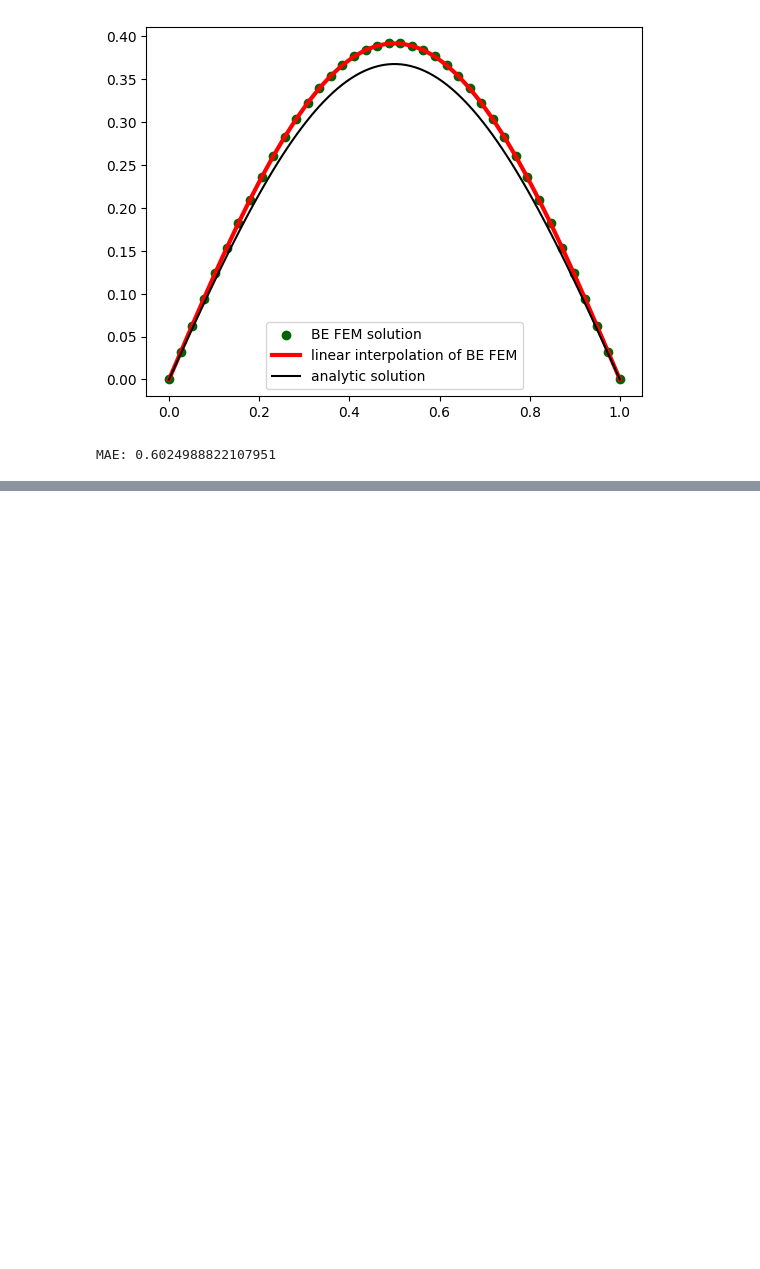
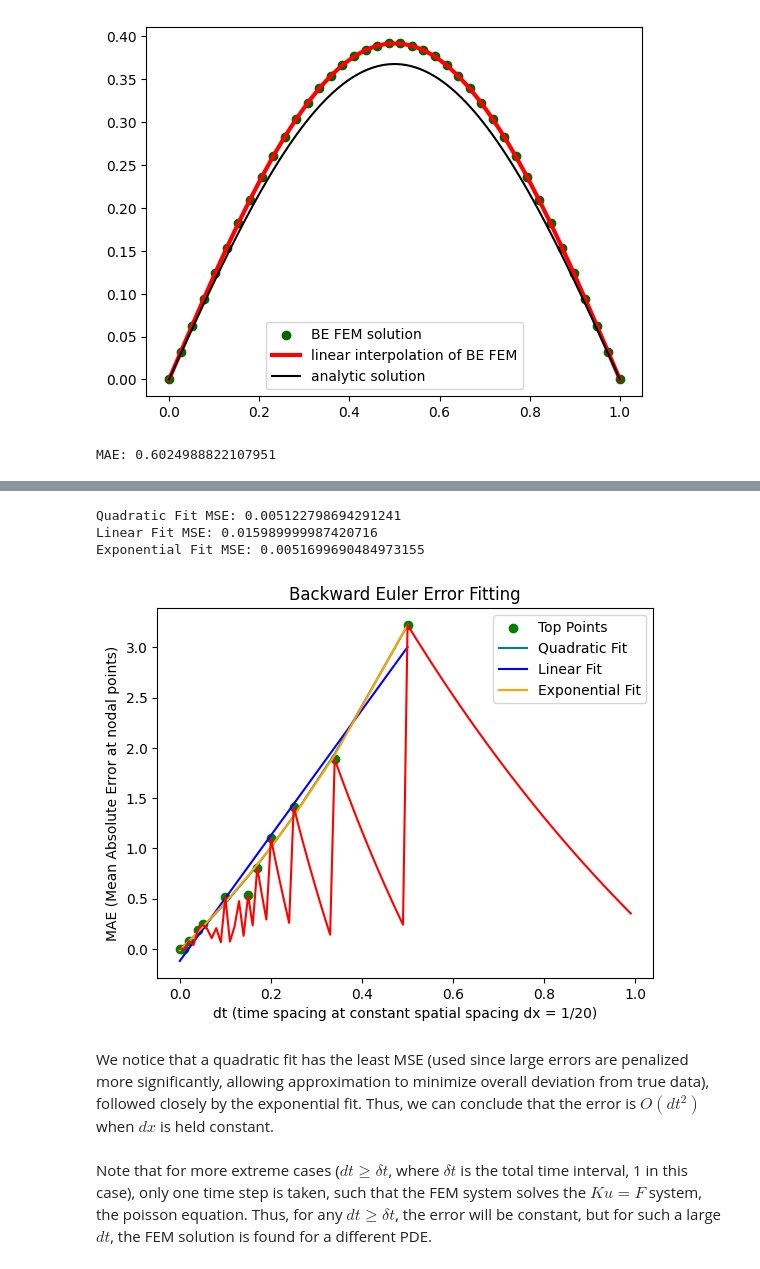
Before and after one commit to rx9933/COE-352, a Jupyter notebook: Project_2/FEM.ipynb, the cells around one changed output, grey strips where cells are left out. Saved outputs shown, nothing was run; the diff lists cells and outputs as text; code cells hidden in the pictures; blank space fills up the shorter version.

```diff
--- a/Project_2/FEM.ipynb
+++ b/Project_2/FEM.ipynb
@@ -296,8 +256,0 @@ print(rmses)
-# %%
-def f(x, t=1):
-    return  (np.pi**2 - 1) * np.exp(-t) * np.sin(np.pi * x)
-print(f(np.linspace(0,1,100)).shape)
-K, M = K_M(100, 1/100)
-print(np.linalg.inv(K)@F)
-plt.scatter(np.linspace(0,1,100), np.linalg.inv(K)@f(np.linspace(0,1,100)))
-plt.show()
@@ -313,0 +287,57 @@ LinAlgError: Singular matrix
+# %%
+from scipy.optimize import curve_fit
+from sklearn.metrics import mean_squared_error
+
+upper_envelope = np.array(upper_envelope)
+unique_dts = np.array(unique_dts)
+
+# Fitting functions
+def quadratic(x, a, b, c):
+    return a * x**2 + b * x + c
+
+def linear(x, m, c):
+    return m * x + c
+
+def exponential(x, a, b, c):
+    return a * np.exp(b * x) + c
+
+# Fit models
+quad_params, _ = curve_fit(quadratic, unique_dts, upper_envelope)
+lin_params, _ = curve_fit(linear, unique_dts, upper_envelope)
+exp_params, _ = curve_fit(exponential, unique_dts, upper_envelope)
+
+# Predict
+quad_fit = quadratic(unique_dts, *quad_params)
+lin_fit = linear(unique_dts, *lin_params)
+exp_fit = exponential(unique_dts, *exp_params)
+
+# Calculate errors
+quad_error = mean_squared_error(upper_envelope, quad_fit)
+lin_error = mean_squared_error(upper_envelope, lin_fit)
+exp_error = mean_squared_error(upper_envelope, exp_fit)
+
+# Print errors
+print(f"Quadratic Fit MSE: {quad_error}")
+print(f"Linear Fit MSE: {lin_error}")
+print(f"Exponential Fit MSE: {exp_error}")
+
+# Plot
+plt.scatter(unique_dts, upper_envelope, color="green", label="Top Points")
+plt.plot(unique_dts, quad_fit, color="teal", label="Quadratic Fit")
+plt.plot(unique_dts, lin_fit, color="blue", label="Linear Fit")
+plt.plot(unique_dts, exp_fit, color="orange", label="Exponential Fit")
+plt.plot(dts,maes, color = "red")
+plt.xlabel("dt (time spacing at constant spatial spacing dx = 1/20)")
+plt.ylabel("MAE (Mean Absolute Error at nodal points)")
+plt.title("Backward Euler Error Fitting")
+plt.legend()
+plt.show()
+# %% [output]
+Quadratic Fit MSE: 0.005122798694291241
+Linear Fit MSE: 0.015989999987420716
+Exponential Fit MSE: 0.0051699690484973155
+[figure, added]
+# %% [markdown]
+We notice that a quadratic fit has the least MSE (used since large errors are penalized more significantly, allowing approximation to minimize overall deviation from true data), followed closely by the exponential fit. Thus, we can conclude that the error is $O(dt^{2})$ when $dx$ is held constant.
+# %% [markdown]
+Note that for more extreme cases ($dt \ge \delta t$, where $\delta t$ is the total time interval, 1 in this case), only one time step is taken, such that the FEM system solves the $Ku=F$ system, the poisson equation. Thus, for any $dt \ge \delta t$, the error will be constant, but for such a large $dt$, the FEM solution is found for a different PDE.
```
Also changed, not shown: parts of 7 cells of this notebook.
